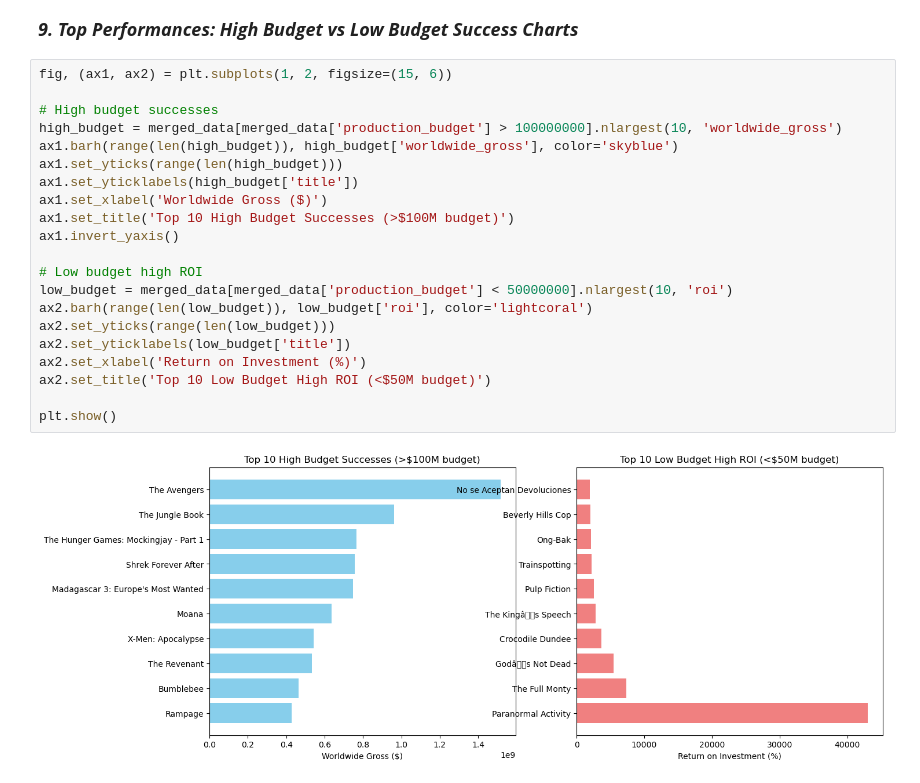
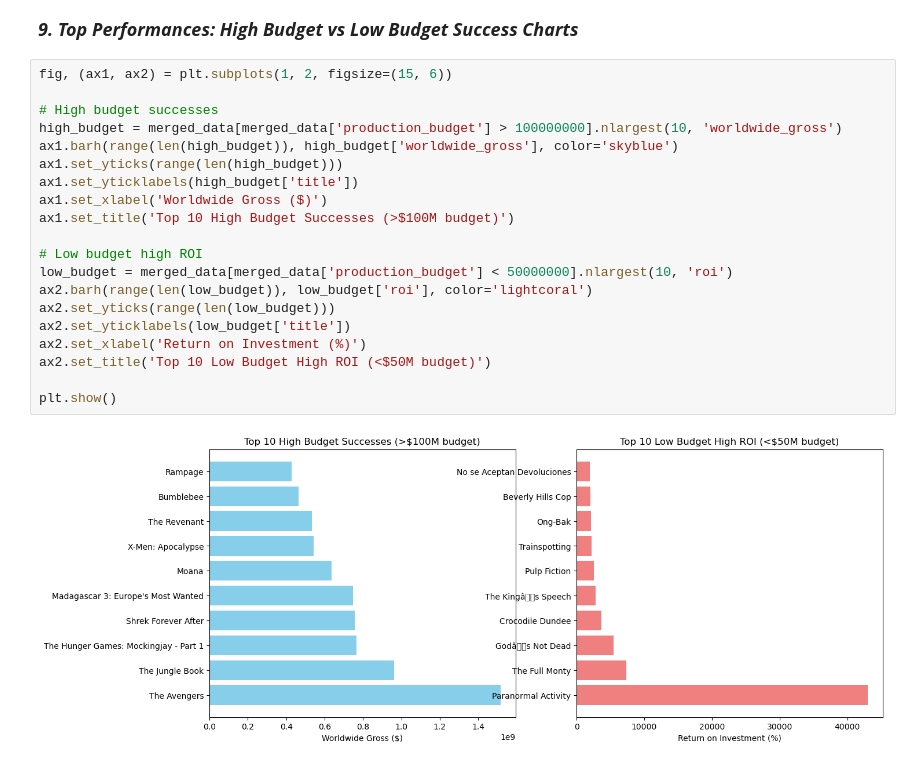
Before and after one commit to veenaledi/DS-Phase-2-Project, a Jupyter notebook: Movies.ipynb, the cells around one changed output. Drawn from its saved outputs; the diff is of its cells as text.

```diff
--- a/Movies.ipynb
+++ b/Movies.ipynb
@@ -638,23 +637,22 @@ plt.show()
 # %%
 fig, (ax1, ax2) = plt.subplots(1, 2, figsize=(15, 6))
 
 # High budget successes
 high_budget = merged_data[merged_data['production_budget'] > 100000000].nlargest(10, 'worldwide_gross')
 ax1.barh(range(len(high_budget)), high_budget['worldwide_gross'], color='skyblue')
 ax1.set_yticks(range(len(high_budget)))
 ax1.set_yticklabels(high_budget['title'])
 ax1.set_xlabel('Worldwide Gross ($)')
 ax1.set_title('Top 10 High Budget Successes (>$100M budget)')
-ax1.invert_yaxis()
 
 # Low budget high ROI
 low_budget = merged_data[merged_data['production_budget'] < 50000000].nlargest(10, 'roi')
 ax2.barh(range(len(low_budget)), low_budget['roi'], color='lightcoral')
 ax2.set_yticks(range(len(low_budget)))
 ax2.set_yticklabels(low_budget['title'])
 ax2.set_xlabel('Return on Investment (%)')
 ax2.set_title('Top 10 Low Budget High ROI (<$50M budget)')
 
 plt.show()
 # %% [output]
-[figure, old version]
+[figure, new version]
```
Also changed, not shown: parts of 9 cells of this notebook, 1 other file.
